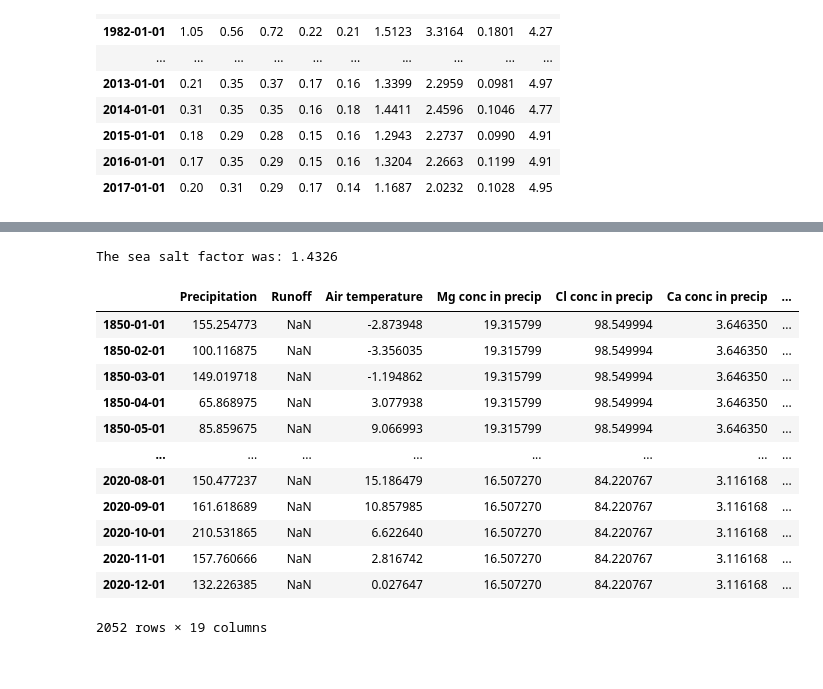
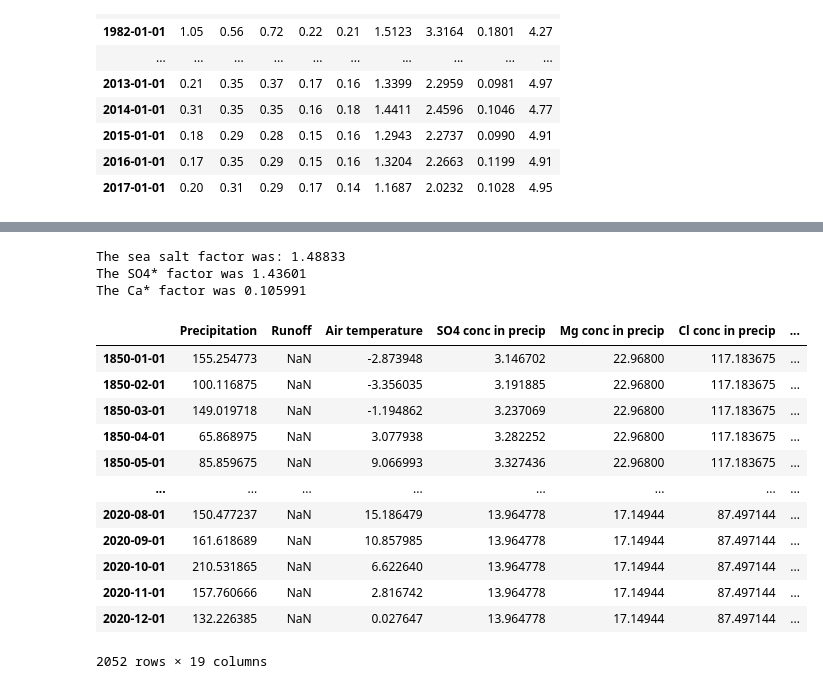
Before and after one commit to NIVANorge/Mobius, a Jupyter notebook: PythonWrapper/MAGIC/example.ipynb, the cells around one changed output, grey strips where cells are left out. Cells and saved outputs as stored; diff of their text form; code cells hidden in the pictures.

```diff
--- a/PythonWrapper/MAGIC/example.ipynb
+++ b/PythonWrapper/MAGIC/example.ipynb
@@ -112,29 +113,34 @@ runoff_chem_df
 # %%
 
 magic.add_precip_ts(df, met_df['P'], patch_ref_range=(1981, 1991))
 #NOTE: The Runoff series should not be patched at all. It will only be used for reference in the deposition correction
 #      and for calibrating the eventual hydr. module.
 magic.add_runoff_ts(df, runoff_df['Q'])
 
 magic.add_air_temperature_ts(df, met_df['T'], patch_ref_range=(1971, 1981))
 
-magic.add_deposition_ts(df, dep_df, runoff_chem_df, sea_salt_ref='Mg', sea_salt_ref_range=(1981,1992),
+magic.add_deposition_ts(df, dep_df, runoff_chem_df, sea_salt_ref='Mg', sea_salt_ref_range=(1981,2000),
                         source_is_mg_l=True, runoff_is_mg_l=False,
-                        patch_scale=emep_df, patch_ref_range=(1981,1992))
+                        patch_scale=emep_df, patch_ref_range=(1989,1991),
+                        so4_weathering=30.0,
+                        ca_ref_range=(1974,2002), ca_excess_weight=0.5,
+                        n_dry_deposition_factor=1.14)
 
 df
 # %% [output]
-The sea salt factor was: 1.4326
+The sea salt factor was: 1.48833
+The SO4* factor was 1.43601
+The Ca* factor was 0.105991
-|  | Precipitation | Runoff | Air temperature | Mg conc in precip | Cl conc in precip | Ca conc in precip | ... |
-| 1850-01-01 | 155.254773 | NaN | -2.873948 | 19.315799 | 98.549994 | 3.646350 | ... |
-| 1850-02-01 | 100.116875 | NaN | -3.356035 | 19.315799 | 98.549994 | 3.646350 | ... |
-| 1850-03-01 | 149.019718 | NaN | -1.194862 | 19.315799 | 98.549994 | 3.646350 | ... |
-| 1850-04-01 | 65.868975 | NaN | 3.077938 | 19.315799 | 98.549994 | 3.646350 | ... |
-| 1850-05-01 | 85.859675 | NaN | 9.066993 | 19.315799 | 98.549994 | 3.646350 | ... |
+|  | Precipitation | Runoff | Air temperature | SO4 conc in precip | Mg conc in precip | Cl conc in precip | ... |
+| 1850-01-01 | 155.254773 | NaN | -2.873948 | 3.146702 | 22.96800 | 117.183675 | ... |
+| 1850-02-01 | 100.116875 | NaN | -3.356035 | 3.191885 | 22.96800 | 117.183675 | ... |
+| 1850-03-01 | 149.019718 | NaN | -1.194862 | 3.237069 | 22.96800 | 117.183675 | ... |
+| 1850-04-01 | 65.868975 | NaN | 3.077938 | 3.282252 | 22.96800 | 117.183675 | ... |
+| 1850-05-01 | 85.859675 | NaN | 9.066993 | 3.327436 | 22.96800 | 117.183675 | ... |
 | ... | ... | ... | ... | ... | ... | ... | ... |
-| 2020-08-01 | 150.477237 | NaN | 15.186479 | 16.507270 | 84.220767 | 3.116168 | ... |
-| 2020-09-01 | 161.618689 | NaN | 10.857985 | 16.507270 | 84.220767 | 3.116168 | ... |
-| 2020-10-01 | 210.531865 | NaN | 6.622640 | 16.507270 | 84.220767 | 3.116168 | ... |
-| 2020-11-01 | 157.760666 | NaN | 2.816742 | 16.507270 | 84.220767 | 3.116168 | ... |
-| 2020-12-01 | 132.226385 | NaN | 0.027647 | 16.507270 | 84.220767 | 3.116168 | ... |
+| 2020-08-01 | 150.477237 | NaN | 15.186479 | 13.964778 | 17.14944 | 87.497144 | ... |
+| 2020-09-01 | 161.618689 | NaN | 10.857985 | 13.964778 | 17.14944 | 87.497144 | ... |
+| 2020-10-01 | 210.531865 | NaN | 6.622640 | 13.964778 | 17.14944 | 87.497144 | ... |
+| 2020-11-01 | 157.760666 | NaN | 2.816742 | 13.964778 | 17.14944 | 87.497144 | ... |
+| 2020-12-01 | 132.226385 | NaN | 0.027647 | 13.964778 | 17.14944 | 87.497144 | ... |
 2052 rows × 19 columns
```
Also changed, not shown: parts of 4 cells of this notebook, 1 other file.
